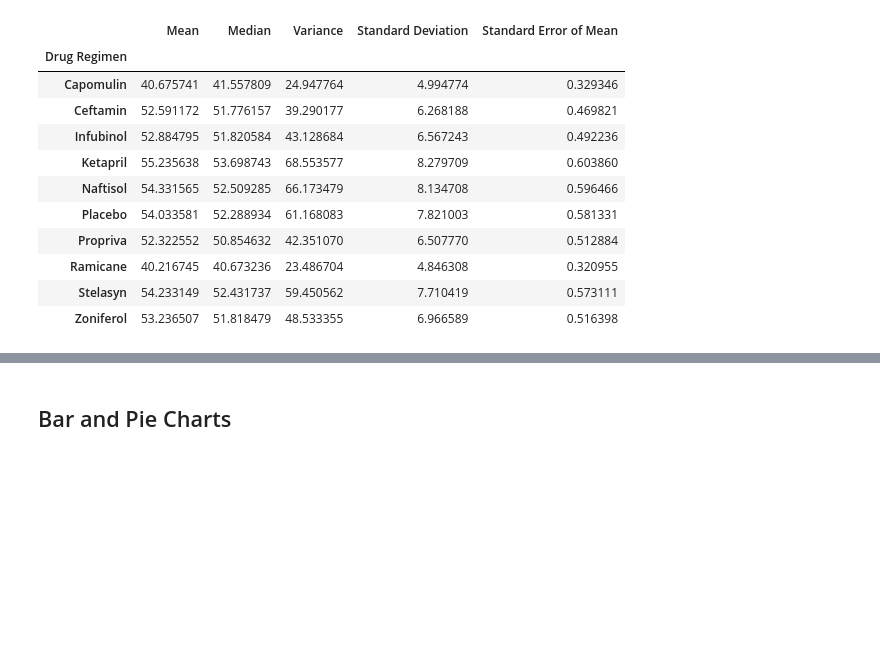
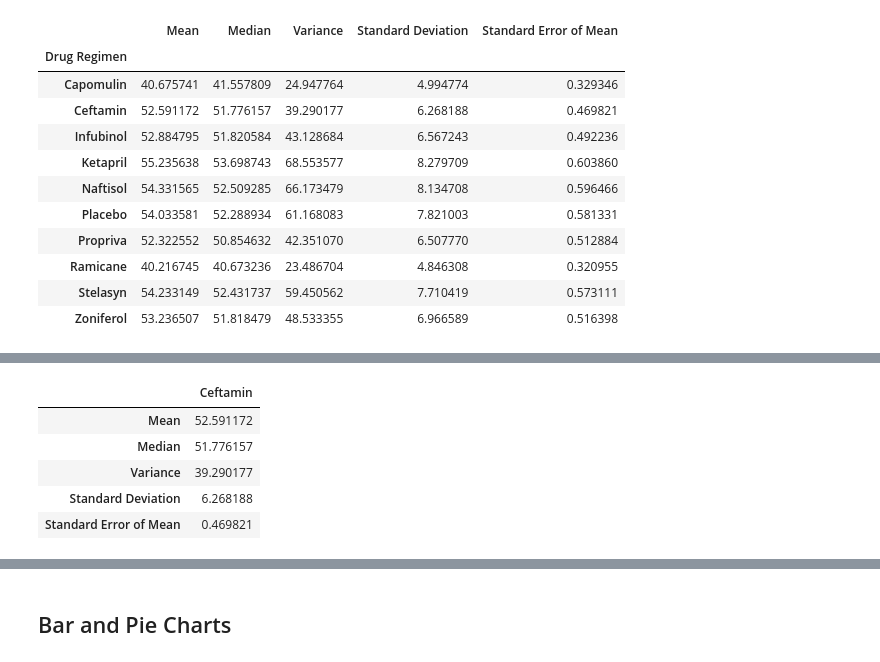
Before and after one commit to E-Weber/matplotlib-challenge, a Jupyter notebook: Instructions/Pymaceuticals/pymaceuticals_starter.ipynb, the cells around one changed output, grey strips where cells are left out. Saved outputs shown, nothing was run; the diff lists cells and outputs as text; code cells hidden in the pictures; blank space fills up the shorter version.

```diff
--- a/Instructions/Pymaceuticals/pymaceuticals_starter.ipynb
+++ b/Instructions/Pymaceuticals/pymaceuticals_starter.ipynb
@@ -222,0 +230,19 @@ tumor_df
+# %%
+Cefatmin = pd.DataFrame(tumor_df.iloc[1])
+Infubinol = pd.DataFrame(tumor_df.iloc[2])
+Ketpril = pd.DataFrame(tumor_df.iloc[3])
+Naftisol = pd.DataFrame(tumor_df.iloc[4])
+Placebo = pd.DataFrame(tumor_df.iloc[5])
+Propriva = pd.DataFrame(tumor_df.iloc[6])
+Ramicane = pd.DataFrame(tumor_df.iloc[7])
+Stelasyn = pd.DataFrame(tumor_df.iloc[8])
+Zoniferol = pd.DataFrame(tumor_df.iloc[9])
+# %%
+Cefatmin
+# %% [output]
+|  | Ceftamin |
+| Mean | 52.591172 |
+| Median | 51.776157 |
+| Variance | 39.290177 |
+| Standard Deviation | 6.268188 |
+| Standard Error of Mean | 0.469821 |
```
Also changed, not shown: parts of 10 cells of this notebook.
